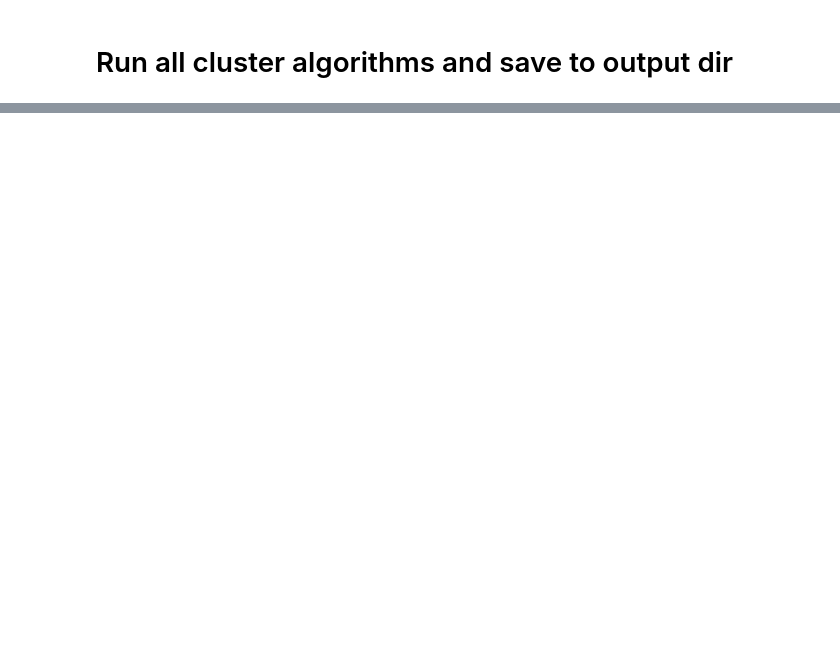
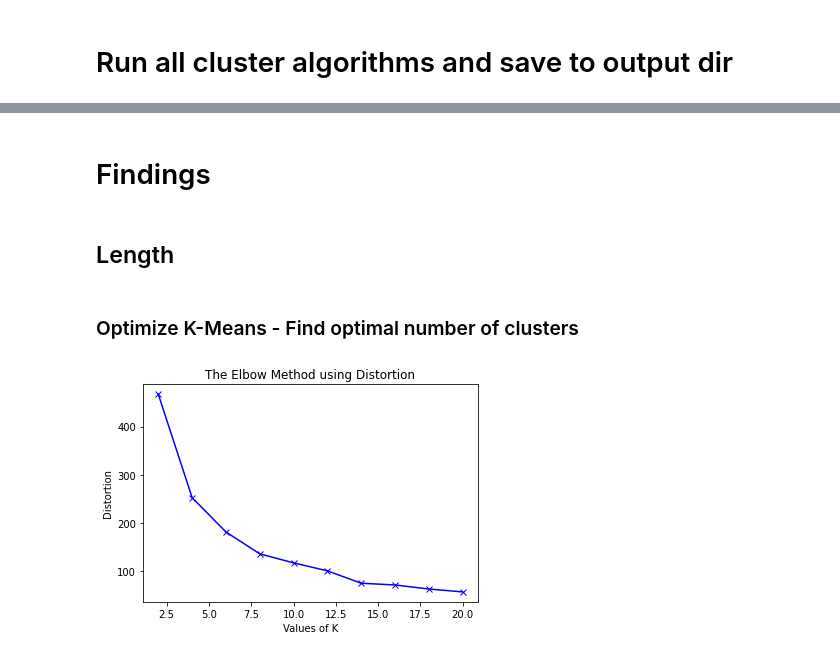
Before and after one commit to hahahannes/rna-clustering, a Jupyter notebook: notebook.ipynb, the cells around one changed output, grey strips where cells are left out. Drawn from its saved outputs; the diff is of its cells as text; code cells hidden in the pictures; blank space fills up the shorter version.

```diff
--- a/notebook.ipynb
+++ b/notebook.ipynb
@@ -18,0 +27,11 @@ run_all_clustering(df, features)
+# %% [markdown]
+# Findings
+# %% [markdown]
+## Length
+# %% [markdown]
+### Optimize K-Means - Find optimal number of clusters
+# %%
+df = df_all[['length']]
+find_best_number_clusters(df)
+# %% [output]
+[figure, added]
```
Also changed, not shown: parts of 16 cells of this notebook, 3 other files.
